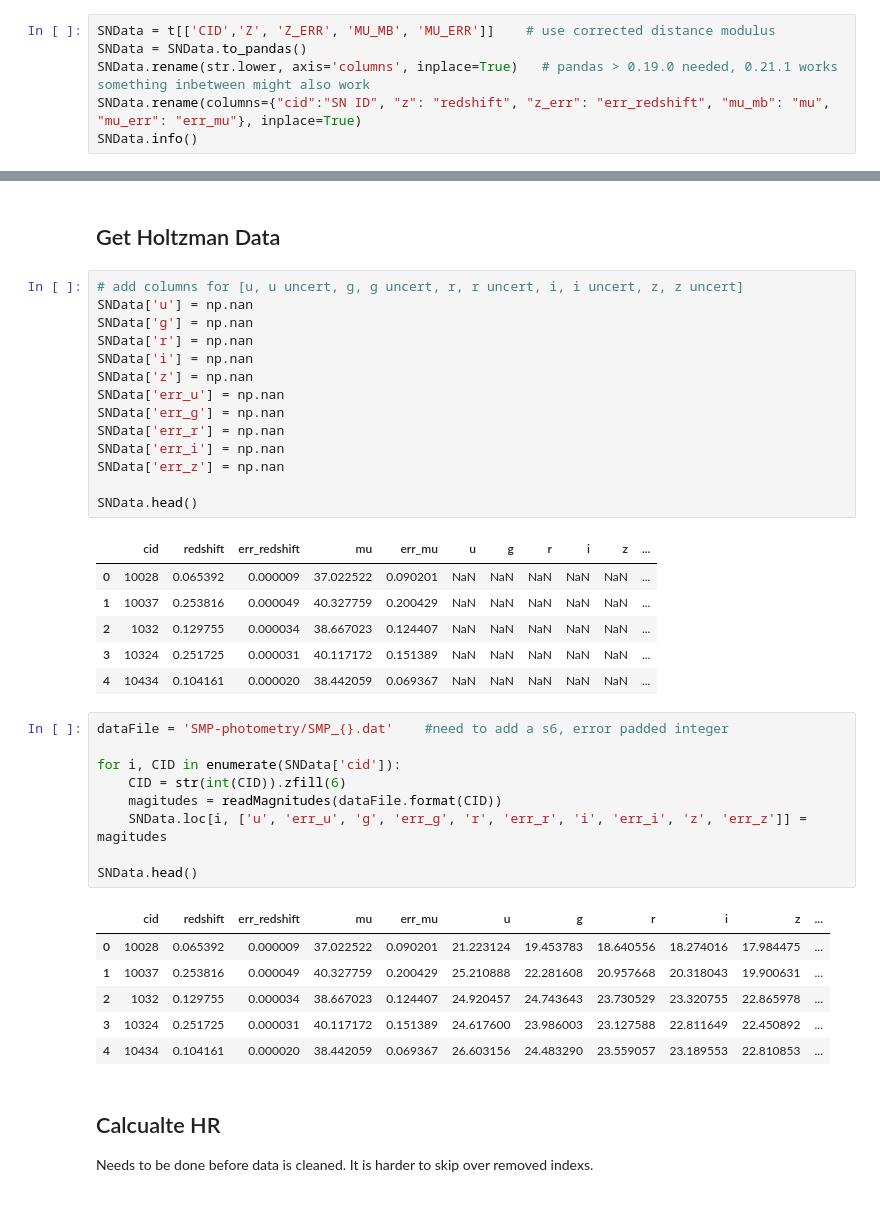
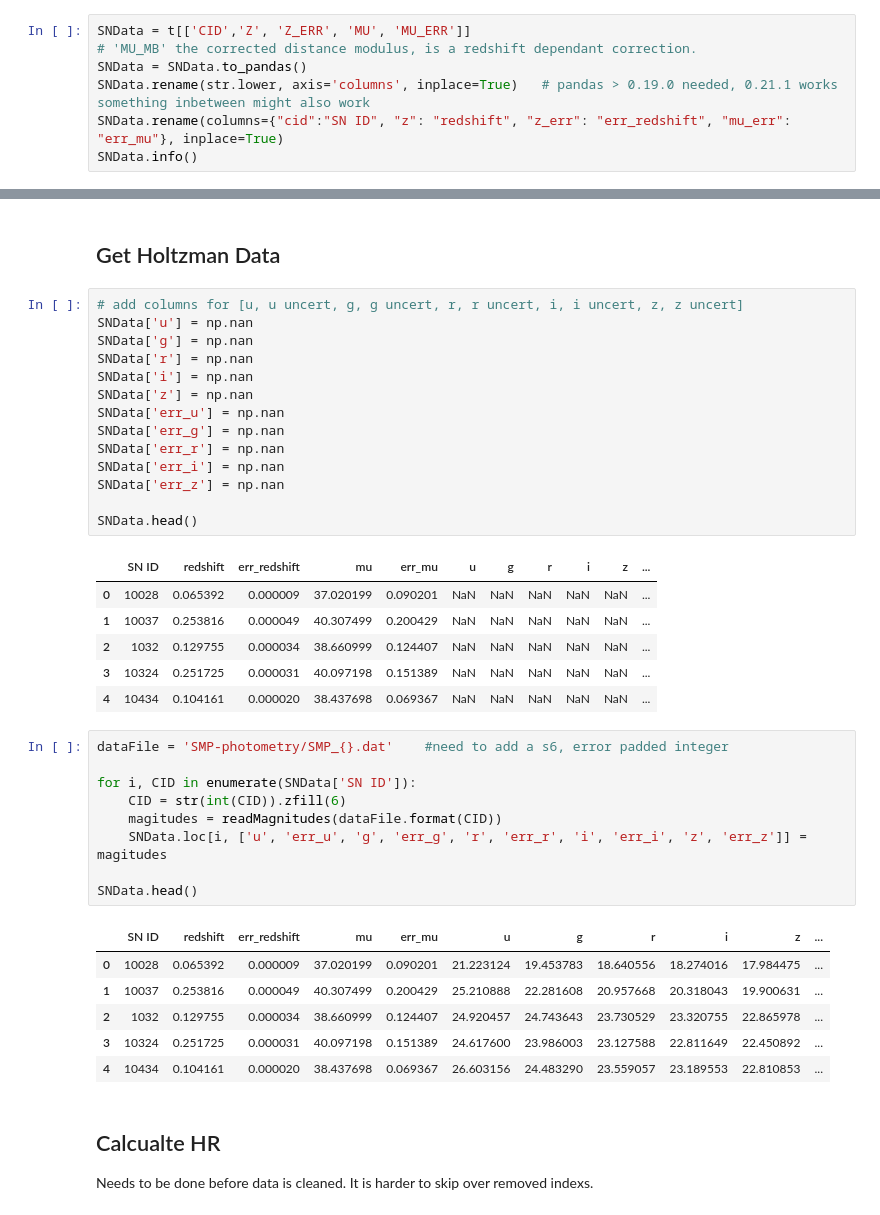
Before and after one commit to benjaminrose/MC-Age, a Jupyter notebook: data/Collecting Local SN Data.ipynb, the cells around one changed output, grey strips where cells are left out. Saved outputs shown, nothing was run; the diff lists cells and outputs as text.

Commit message:
Switch to uncorrected HRs
Campbell applied a redshift dependant Malmquist bias correction, equation 4.

```diff
--- a/data/Collecting Local SN Data.ipynb
+++ b/data/Collecting Local SN Data.ipynb
@@ -98,10 +98,11 @@ HOST_OBJID   int64
      MU_MB float32
     MU_ERR float32
 # %%
-SNData = t[['CID','Z', 'Z_ERR', 'MU_MB', 'MU_ERR']]    # use corrected distance modulus
+SNData = t[['CID','Z', 'Z_ERR', 'MU', 'MU_ERR']]
+# 'MU_MB' the corrected distance modulus, is a redshift dependant correction.
 SNData = SNData.to_pandas()
 SNData.rename(str.lower, axis='columns', inplace=True)   # pandas > 0.19.0 needed, 0.21.1 works something inbetween might also work
-SNData.rename(columns={"cid":"SN ID", "z": "redshift", "z_err": "err_redshift", "mu_mb": "mu", "mu_err": "err_mu"}, inplace=True)
+SNData.rename(columns={"cid":"SN ID", "z": "redshift", "z_err": "err_redshift", "mu_err": "err_mu"}, inplace=True)
 SNData.info()
 # %% [output]
 <class 'pandas.core.frame.DataFrame'>
@@ -131,28 +132,28 @@ SNData['err_z'] = np.nan
 
 SNData.head()
 # %% [output]
-|  | cid | redshift | err_redshift | mu | err_mu | u | g | r | i | z | ... |
-| 0 | 10028 | 0.065392 | 0.000009 | 37.022522 | 0.090201 | NaN | NaN | NaN | NaN | NaN | ... |
-| 1 | 10037 | 0.253816 | 0.000049 | 40.327759 | 0.200429 | NaN | NaN | NaN | NaN | NaN | ... |
-| 2 | 1032 | 0.129755 | 0.000034 | 38.667023 | 0.124407 | NaN | NaN | NaN | NaN | NaN | ... |
-| 3 | 10324 | 0.251725 | 0.000031 | 40.117172 | 0.151389 | NaN | NaN | NaN | NaN | NaN | ... |
-| 4 | 10434 | 0.104161 | 0.000020 | 38.442059 | 0.069367 | NaN | NaN | NaN | NaN | NaN | ... |
+|  | SN ID | redshift | err_redshift | mu | err_mu | u | g | r | i | z | ... |
+| 0 | 10028 | 0.065392 | 0.000009 | 37.020199 | 0.090201 | NaN | NaN | NaN | NaN | NaN | ... |
+| 1 | 10037 | 0.253816 | 0.000049 | 40.307499 | 0.200429 | NaN | NaN | NaN | NaN | NaN | ... |
+| 2 | 1032 | 0.129755 | 0.000034 | 38.660999 | 0.124407 | NaN | NaN | NaN | NaN | NaN | ... |
+| 3 | 10324 | 0.251725 | 0.000031 | 40.097198 | 0.151389 | NaN | NaN | NaN | NaN | NaN | ... |
+| 4 | 10434 | 0.104161 | 0.000020 | 38.437698 | 0.069367 | NaN | NaN | NaN | NaN | NaN | ... |
 # %%
 dataFile = 'SMP-photometry/SMP_{}.dat'    #need to add a s6, error padded integer
 
-for i, CID in enumerate(SNData['cid']):
+for i, CID in enumerate(SNData['SN ID']):
     CID = str(int(CID)).zfill(6)
     magitudes = readMagnitudes(dataFile.format(CID))
     SNData.loc[i, ['u', 'err_u', 'g', 'err_g', 'r', 'err_r', 'i', 'err_i', 'z', 'err_z']] = magitudes
 
 SNData.head()
 # %% [output]
-|  | cid | redshift | err_redshift | mu | err_mu | u | g | r | i | z | ... |
-| 0 | 10028 | 0.065392 | 0.000009 | 37.022522 | 0.090201 | 21.223124 | 19.453783 | 18.640556 | 18.274016 | 17.984475 | ... |
-| 1 | 10037 | 0.253816 | 0.000049 | 40.327759 | 0.200429 | 25.210888 | 22.281608 | 20.957668 | 20.318043 | 19.900631 | ... |
-| 2 | 1032 | 0.129755 | 0.000034 | 38.667023 | 0.124407 | 24.920457 | 24.743643 | 23.730529 | 23.320755 | 22.865978 | ... |
-| 3 | 10324 | 0.251725 | 0.000031 | 40.117172 | 0.151389 | 24.617600 | 23.986003 | 23.127588 | 22.811649 | 22.450892 | ... |
-| 4 | 10434 | 0.104161 | 0.000020 | 38.442059 | 0.069367 | 26.603156 | 24.483290 | 23.559057 | 23.189553 | 22.810853 | ... |
+|  | SN ID | redshift | err_redshift | mu | err_mu | u | g | r | i | z | ... |
+| 0 | 10028 | 0.065392 | 0.000009 | 37.020199 | 0.090201 | 21.223124 | 19.453783 | 18.640556 | 18.274016 | 17.984475 | ... |
+| 1 | 10037 | 0.253816 | 0.000049 | 40.307499 | 0.200429 | 25.210888 | 22.281608 | 20.957668 | 20.318043 | 19.900631 | ... |
+| 2 | 1032 | 0.129755 | 0.000034 | 38.660999 | 0.124407 | 24.920457 | 24.743643 | 23.730529 | 23.320755 | 22.865978 | ... |
+| 3 | 10324 | 0.251725 | 0.000031 | 40.097198 | 0.151389 | 24.617600 | 23.986003 | 23.127588 | 22.811649 | 22.450892 | ... |
+| 4 | 10434 | 0.104161 | 0.000020 | 38.437698 | 0.069367 | 26.603156 | 24.483290 | 23.559057 | 23.189553 | 22.810853 | ... |
 # %% [markdown]
 ## Calcualte HR
 
```
Also changed, not shown: parts of 8 cells of this notebook, 3 other files.
